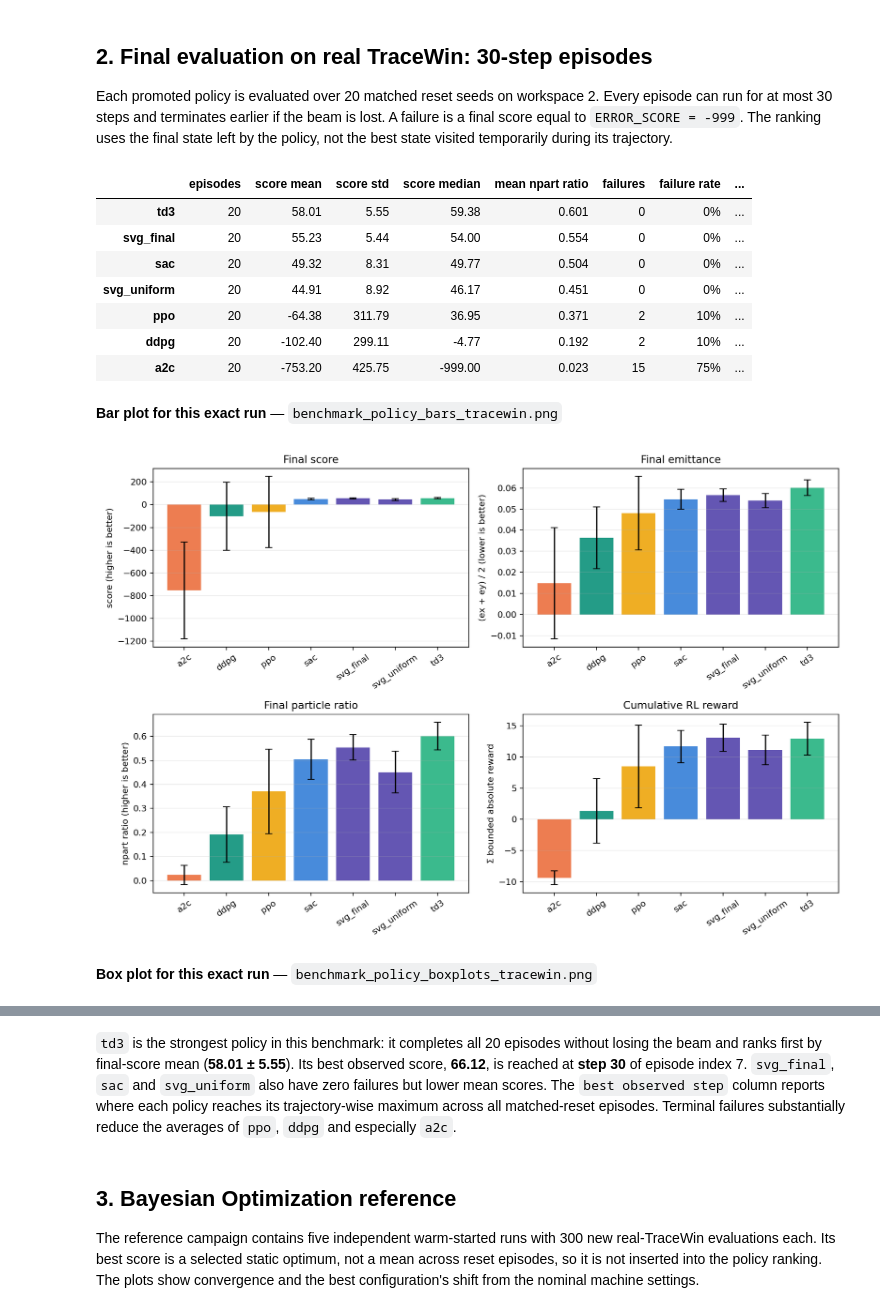
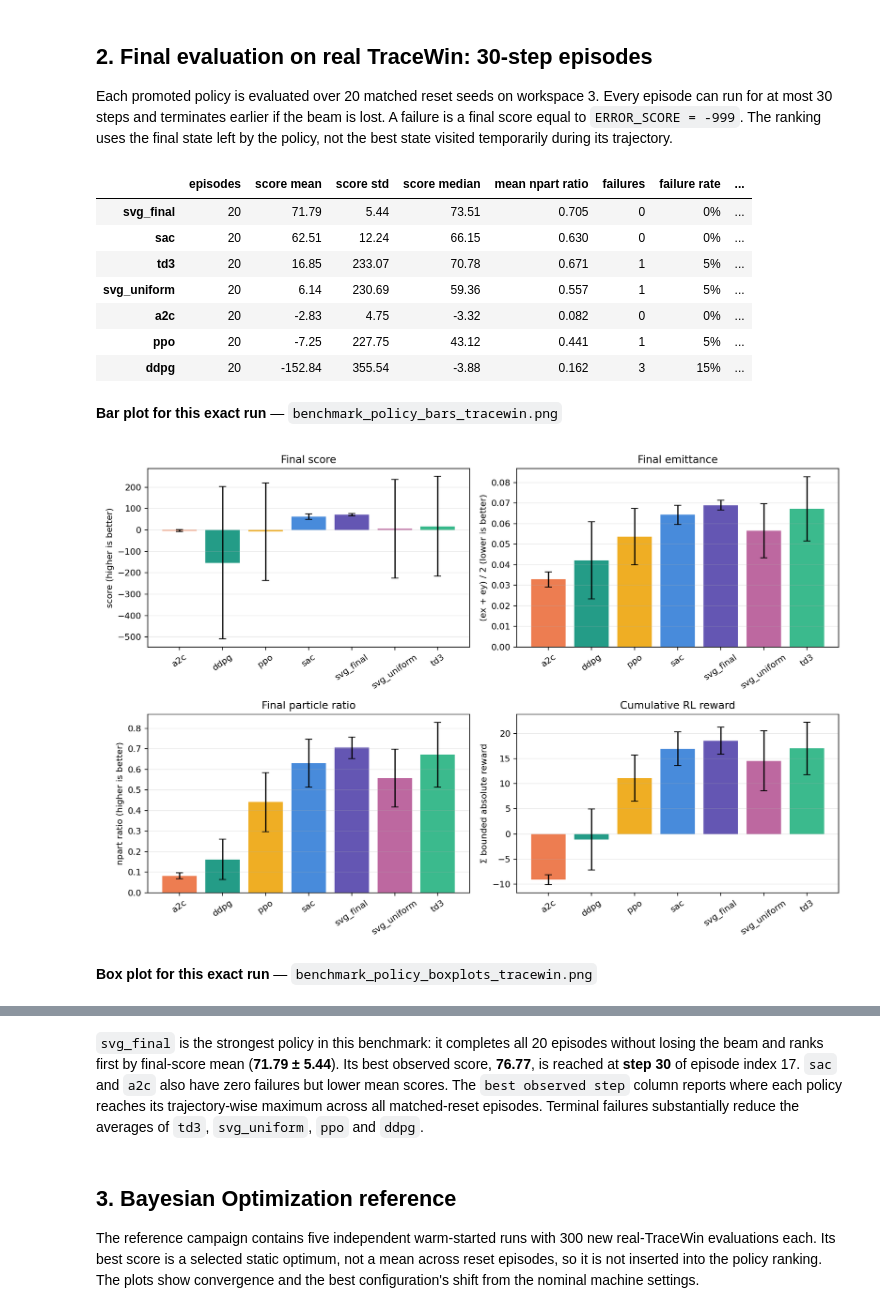
Before and after one commit to boorgoof/rl_beam_optimization, a Jupyter notebook: beam_optimization/results/benchmark_results_summary.ipynb, the cells around one changed output, grey strips where cells are left out. Saved outputs shown, nothing was run; the diff lists cells and outputs as text; code cells hidden in the pictures.

```diff
--- a/beam_optimization/results/benchmark_results_summary.ipynb
+++ b/beam_optimization/results/benchmark_results_summary.ipynb
@@ -37,14 +37,15 @@ def find_repository_root(start=Path.cwd()):
 
 REPO_ROOT = find_repository_root()
 RESULTS_DIR = REPO_ROOT / "beam_optimization" / "results"
-TRAIN_DIR = RESULTS_DIR / "train" / "rl" / "final_thesis_031_a015_s025_steps300k"
+TRAIN_DIR = RESULTS_DIR / "train" / "rl" / "thesis_042_0_softplus_clean_a015_s025_h20_steps300k_definitivo"
 BENCHMARK_DIR = RESULTS_DIR / "benchmark"
 BENCHMARK_30_DIR = (BENCHMARK_DIR
-                    / "final_thesis_031_a015_s025_steps300k_workspace2_30steps")
+                    / "thesis_042_0_softplus_clean_a015_s025_h20_steps300k_definitivo_workspace3_30steps")
 BENCHMARK_30_PATH = (BENCHMARK_30_DIR
-                     / "final_thesis_031_a015_s025_steps300k_workspace2_30steps_tracewin.json")
+                     / "thesis_042_0_softplus_clean_a015_s025_h20_steps300k_definitivo_workspace3_30steps_tracewin.json")
+BENCHMARK_EPISODES_PATH = BENCHMARK_30_DIR / "benchmark_policy_episodes_tracewin.csv"
 BAYESIAN_DIR = RESULTS_DIR / "bayesian_opt" / "warm_start_workspace1_5x300"
-for required in (TRAIN_DIR, BENCHMARK_30_PATH,
+for required in (TRAIN_DIR, BENCHMARK_30_PATH, BENCHMARK_EPISODES_PATH,
                  BAYESIAN_DIR / "results.json"):
     assert required.exists(), f"Missing required artifact: {required}"
 
@@ -64,5 +65,6 @@ plt.rcParams.update({
 
 print("Training run :", TRAIN_DIR)
 print("30-step data:", BENCHMARK_30_PATH)
+print("Episode CSV :", BENCHMARK_EPISODES_PATH)
 print("Bayesian data:", BAYESIAN_DIR)
 # %% [output]
@@ -109,14 +112,14 @@ display(Image(filename=str(TRAIN_DIR / "learning_curves.png")))
 # %% [markdown]
 ## 2. Final evaluation on real TraceWin: 30-step episodes
 
-Each promoted policy is evaluated over 20 matched reset seeds on workspace 2. Every episode can run
+Each promoted policy is evaluated over 20 matched reset seeds on workspace 3. Every episode can run
 for at most 30 steps and terminates earlier if the beam is lost. A failure is a final score equal to
 `ERROR_SCORE = -999`. The ranking uses the final state left by the policy, not the best state visited
 temporarily during its trajectory.
 # %%
 benchmark_30 = json.loads(BENCHMARK_30_PATH.read_text())
 tracewin_30 = benchmark_30["policy_evaluation_tracewin"]
-episodes_30 = pd.DataFrame(tracewin_30["episodes"])
+episodes_30 = pd.read_csv(BENCHMARK_EPISODES_PATH)
 error_score = float(benchmark_30["score_function"]["error_score"])
 
 
@@ -129,39 +132,39 @@ def compact_summary(tracewin, episodes, error_score):
     result = pd.DataFrame({
         "episodes": raw["episodes"].astype(int),
         "score mean": raw["final_score_mean"],
         "score std": raw["final_score_std"],
         "score median": medians,
         "mean npart ratio": raw["final_npart_ratio_mean"],
         "failures": failures,
         "failure rate": failures / raw["episodes"],
         "best observed score": raw["best_observed_score"],
         "best observed step": raw["best_observed_step"].astype(int),
     })
     return result.sort_values("score mean", ascending=False)
 
 
 summary_30 = compact_summary(tracewin_30, episodes_30, error_score)
 display(summary_30.style.format({
     "score mean": "{:.2f}", "score std": "{:.2f}", "score median": "{:.2f}",
     "mean npart ratio": "{:.3f}", "failure rate": "{:.0%}",
     "best observed score": "{:.2f}", "best observed step": "{:d}",
 }).background_gradient(subset=["score mean"], cmap="RdYlGn"))
 
 bar_plot_30 = BENCHMARK_30_DIR / "benchmark_policy_bars_tracewin.png"
 box_plot_30 = BENCHMARK_30_DIR / "benchmark_policy_boxplots_tracewin.png"
 display(Markdown(f"**Bar plot for this exact run** — `{bar_plot_30.name}`"))
 display(Image(filename=str(bar_plot_30)))
 display(Markdown(f"**Box plot for this exact run** — `{box_plot_30.name}`"))
 display(Image(filename=str(box_plot_30)))
 # %% [output]
 |  | episodes | score mean | score std | score median | mean npart ratio | failures | failure rate | ... |
-| td3 | 20 | 58.01 | 5.55 | 59.38 | 0.601 | 0 | 0% | ... |
-| svg_final | 20 | 55.23 | 5.44 | 54.00 | 0.554 | 0 | 0% | ... |
-| sac | 20 | 49.32 | 8.31 | 49.77 | 0.504 | 0 | 0% | ... |
-| svg_uniform | 20 | 44.91 | 8.92 | 46.17 | 0.451 | 0 | 0% | ... |
-| ppo | 20 | -64.38 | 311.79 | 36.95 | 0.371 | 2 | 10% | ... |
-| ddpg | 20 | -102.40 | 299.11 | -4.77 | 0.192 | 2 | 10% | ... |
-| a2c | 20 | -753.20 | 425.75 | -999.00 | 0.023 | 15 | 75% | ... |
+| svg_final | 20 | 71.79 | 5.44 | 73.51 | 0.705 | 0 | 0% | ... |
+| sac | 20 | 62.51 | 12.24 | 66.15 | 0.630 | 0 | 0% | ... |
+| td3 | 20 | 16.85 | 233.07 | 70.78 | 0.671 | 1 | 5% | ... |
+| svg_uniform | 20 | 6.14 | 230.69 | 59.36 | 0.557 | 1 | 5% | ... |
+| a2c | 20 | -2.83 | 4.75 | -3.32 | 0.082 | 0 | 0% | ... |
+| ppo | 20 | -7.25 | 227.75 | 43.12 | 0.441 | 1 | 5% | ... |
+| ddpg | 20 | -152.84 | 355.54 | -3.88 | 0.162 | 3 | 15% | ... |
 **Bar plot for this exact run** — `benchmark_policy_bars_tracewin.png`
-[figure, old version]
+[figure, new version]
 **Box plot for this exact run** — `benchmark_policy_boxplots_tracewin.png`
@@ -169,10 +172,10 @@ display(Image(filename=str(box_plot_30)))
 # %% [markdown]
-`td3` is the strongest policy in this benchmark: it completes all 20 episodes without losing
-the beam and ranks first by final-score mean (**58.01 ± 5.55**). Its best observed score,
-**66.12**, is reached at **step 30** of episode index 7. `svg_final`, `sac` and `svg_uniform`
+`svg_final` is the strongest policy in this benchmark: it completes all 20 episodes without losing
+the beam and ranks first by final-score mean (**71.79 ± 5.44**). Its best observed score,
+**76.77**, is reached at **step 30** of episode index 17. `sac` and `a2c`
 also have zero failures but lower mean scores. The `best observed step` column reports where
 each policy reaches its trajectory-wise maximum across all matched-reset episodes.
-Terminal failures substantially reduce the averages of `ppo`, `ddpg` and especially `a2c`.
+Terminal failures substantially reduce the averages of `td3`, `svg_uniform`, `ppo` and `ddpg`.
 # %% [markdown]
 ## 3. Bayesian Optimization reference
 
```
Also changed, not shown: parts of 9 cells of this notebook, 18 other files.
